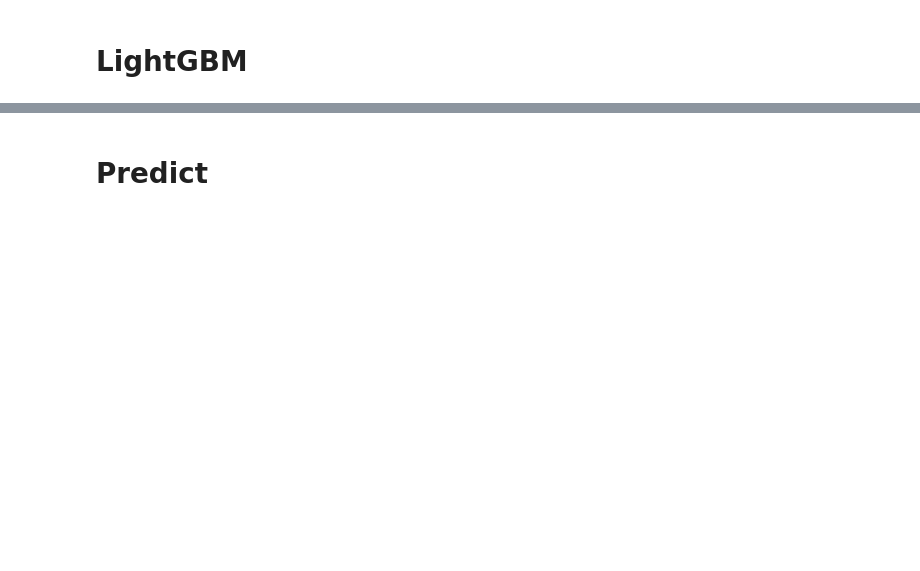
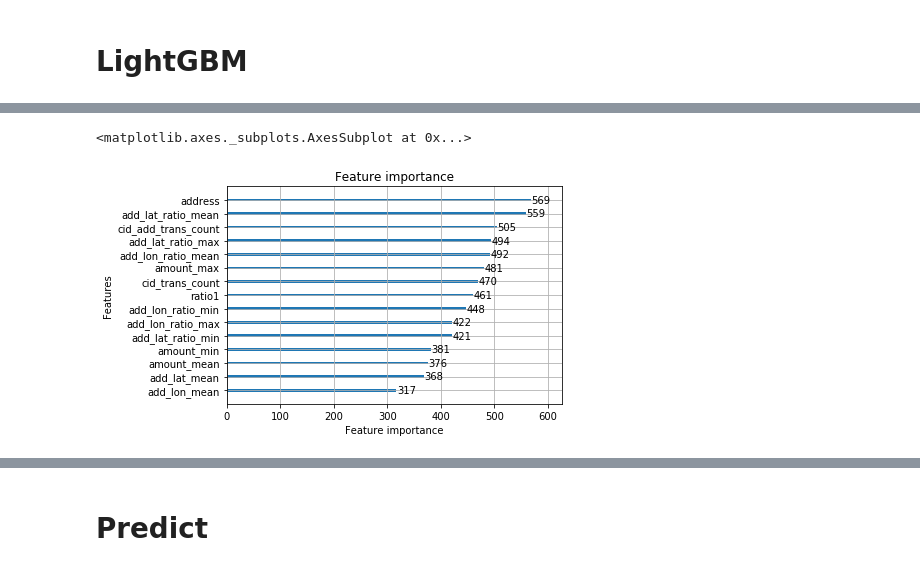
Before and after one commit to vasyarv/raif, a Jupyter notebook: notebooks/Baseline_my.ipynb, the cells around one changed output, grey strips where cells are left out. Cells and saved outputs as stored; diff of their text form; code cells hidden in the pictures; blank space fills up the shorter version.

```diff
--- a/notebooks/Baseline_my.ipynb
+++ b/notebooks/Baseline_my.ipynb
@@ -190,7 +282,7 @@ df_all['ratio1'] = df_all['cid_add_trans_count'] / df_all['cid_trans_count']
 # %%
 # добавим признаки после групбая
-df_gb = df_all.groupby('customer_id')
-coord_stat_df = df_gb[['amount', 'add_lat', 'add_lon']].agg(['mean', 'max', 'min'])
+df_gb = df_all[['customer_id','amount', 'add_lat', 'add_lon']].groupby('customer_id')
+coord_stat_df = df_gb.agg(['mean', 'max', 'min'])
 coord_stat_df['transactions_per_user'] = df_gb.agg('size')
 coord_stat_df.columns = ['_'.join(col).strip() for col in coord_stat_df.columns.values]
 coord_stat_df.reset_index(inplace=True)
@@ -209,6 +292,4 @@ cols = ['add_lat', 'add_lon']
 types = ['min', 'max', 'mean']
 for c in cols:
     for t in types:
-        df_all['{}_diff_{}'.format(c, t)] = np.abs(df_all[c] - df_all['{}_{}'.format(c, t)])
-df_all = pd.concat([df_all, pd.get_dummies(df_all['mcc'], prefix='mcc')], axis=1)
-del df_all['mcc']
+        df_all['{}_ratio_{}'.format(c, t)] = np.abs(df_all[c] / df_all['{}_{}'.format(c, t)])
@@ -215,5 +299,7 @@ del df_all['mcc']
 # %% [markdown]
 # LightGBM
+# %%
+df_all = df_all.loc[:,~df_all.columns.duplicated()]
 # %%
 from sklearn.model_selection import train_test_split
 
@@ -227,8 +313,8 @@ usecols = df_all.drop(drop_cols, 1, errors='ignore').columns
 # %%
 params = {
     'objective': 'binary',
-    'num_leaves': 31,
-    'learning_rate': 0.05,
+    'num_leaves': 63,
+    'learning_rate': 0.01,
     'metric' : 'binary_logloss',
     'feature_fraction': 0.8,
     'bagging_fraction': 0.8,
@@ -326,3 +409,8 @@ Early stopping, best iteration is:
+# %%
+lgb.plot_importance(gbm_w, max_num_features=15)
+# %% [output]
+<matplotlib.axes._subplots.AxesSubplot at 0x...>
+[figure, added]
 # %%
 def _best(x):
     ret = None
```
Also changed, not shown: parts of 19 cells of this notebook.
